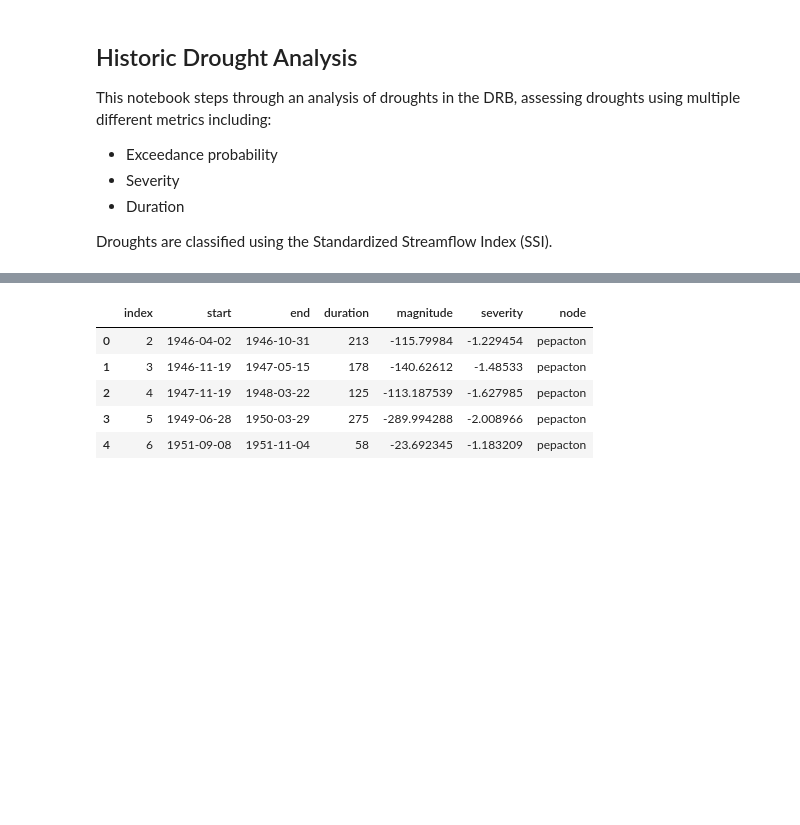
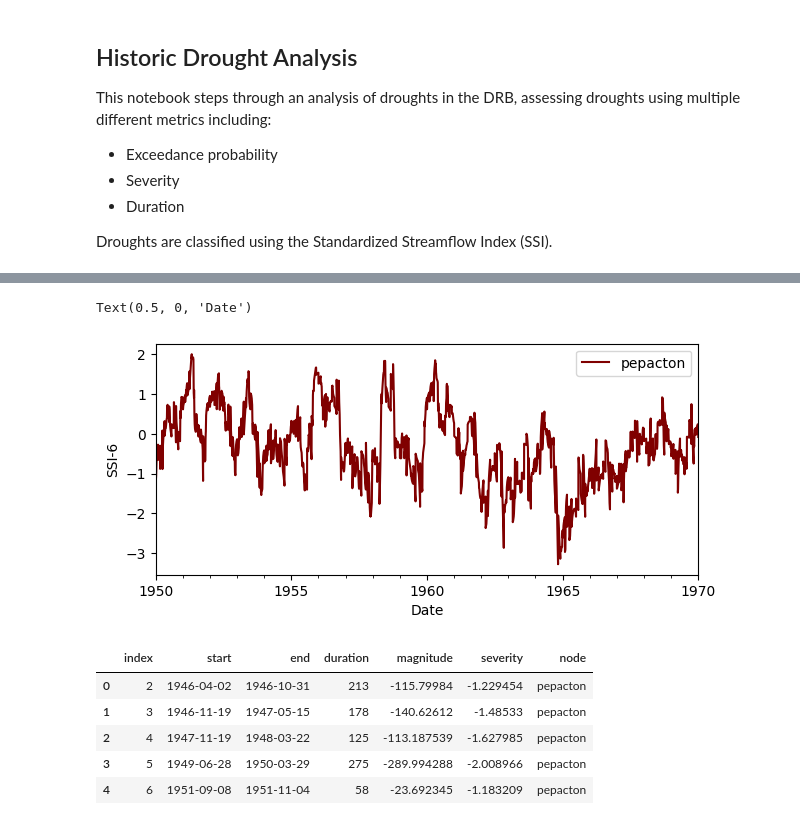
Before and after one commit to Pywr-DRB/DRB-Historic-Reconstruction, a Jupyter notebook: DRB_historic_drought_analysis.ipynb, the cells around one changed output, grey strips where cells are left out. Cells and saved outputs as stored; diff of their text form; code cells hidden in the pictures; blank space fills up the shorter version.

```diff
--- a/DRB_historic_drought_analysis.ipynb
+++ b/DRB_historic_drought_analysis.ipynb
@@ -75,3 +83,11 @@ plt.legend(loc='upper left')
+# %%
+fig,ax = plt.subplots(figsize=(7,3))
+node_ssi.loc['1950-01-01':'1970-01-01', plot_nodes].plot(ax=ax, c = 'maroon')
+plt.ylabel('SSI-6')
+plt.xlabel('Date')
+# %% [output]
+Text(0.5, 0, 'Date')
+[figure, added]
 # %%
 
 drought_data = {}
```
Also changed, not shown: parts of 4 cells of this notebook, 14 other files.
